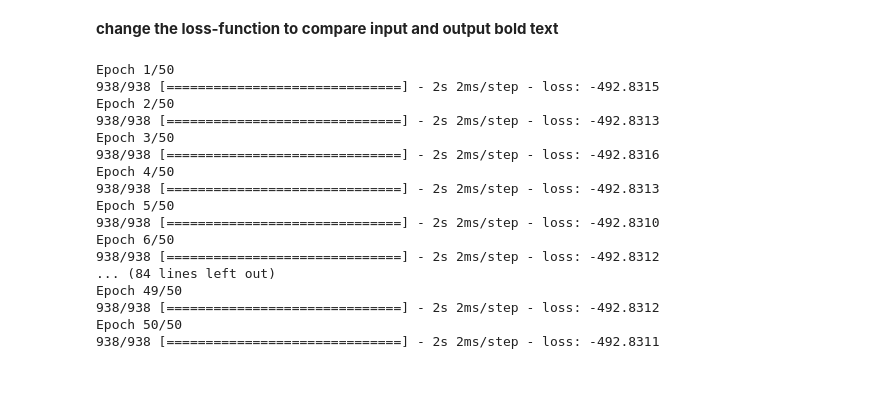
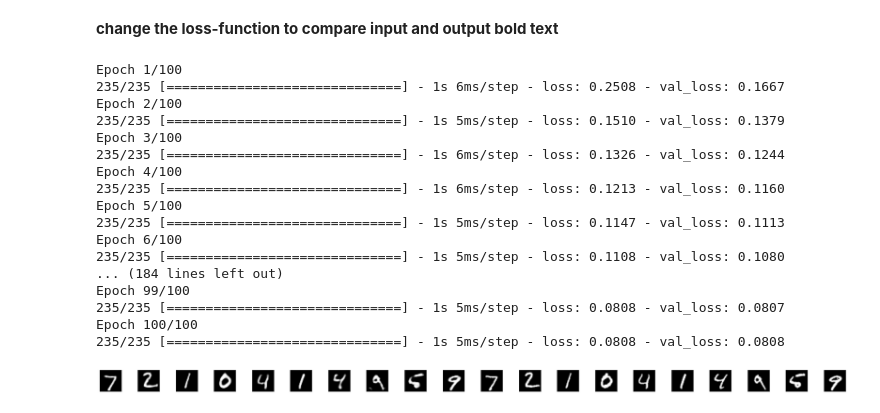
Before and after one commit to FabioCoder/DataScienceSS20, a Jupyter notebook: Exercises/7_a_Autoencoder.ipynb, the cells around one changed output. Saved outputs shown, nothing was run; the diff lists cells and outputs as text; code cells hidden in the pictures; blank space fills up the shorter version.

```diff
--- a/Exercises/7_a_Autoencoder.ipynb
+++ b/Exercises/7_a_Autoencoder.ipynb
@@ -110,0 +76,18 @@ _________________________________________________________________
+# %%
+import numpy as np
+
+x_train = x_train.astype('float32') / 255.
+x_test = x_test.astype('float32') / 255.
+
+x_train = x_train.reshape((len(x_train), np.prod(x_train.shape[1:])))
+x_test = x_test.reshape((len(x_test), np.prod(x_test.shape[1:])))
+
+inputs = keras.Input(shape=(784,))
+l1 = layers.Dense(128, activation="relu")(inputs)
+l2 = layers.Dense(64, activation="relu")(l1)
+l3 = layers.Dense(32, activation="relu")(l2)
+l4 = layers.Dense(64, activation="relu")(l3)
+l5 = layers.Dense(128, activation="relu")(l4)
+outputs = layers.Dense(784, activation='sigmoid')(l5)
+model = keras.Model(inputs, outputs)
+model.summary()
@@ -113,25 +114,47 @@ _________________________________________________________________
 # %%
 model.compile(optimizer="adam", loss="binary_crossentropy")
 # %%
-batch_size = 64
-history = model.fit(x_train, x_train, batch_size=batch_size, epochs=50)
+batch_size = 256
+history = model.fit(x_train, x_train, batch_size=batch_size, epochs=100, validation_data=(x_test, x_test))
 # %% [output]
-Epoch 1/50
-938/938 [==============================] - 2s 2ms/step - loss: -492.8315
-Epoch 2/50
-938/938 [==============================] - 2s 2ms/step - loss: -492.8313
-Epoch 3/50
-938/938 [==============================] - 2s 2ms/step - loss: -492.8316
-Epoch 4/50
-938/938 [==============================] - 2s 2ms/step - loss: -492.8313
-Epoch 5/50
-938/938 [==============================] - 2s 2ms/step - loss: -492.8310
-Epoch 6/50
-938/938 [==============================] - 2s 2ms/step - loss: -492.8312
-... (84 lines left out)
-Epoch 49/50
-938/938 [==============================] - 2s 2ms/step - loss: -492.8312
-Epoch 50/50
-938/938 [==============================] - 2s 2ms/step - loss: -492.8311
+Epoch 1/100
+235/235 [==============================] - 1s 6ms/step - loss: 0.2508 - val_loss: 0.1667
+Epoch 2/100
+235/235 [==============================] - 1s 5ms/step - loss: 0.1510 - val_loss: 0.1379
+Epoch 3/100
+235/235 [==============================] - 1s 6ms/step - loss: 0.1326 - val_loss: 0.1244
+Epoch 4/100
+235/235 [==============================] - 1s 6ms/step - loss: 0.1213 - val_loss: 0.1160
+Epoch 5/100
+235/235 [==============================] - 1s 5ms/step - loss: 0.1147 - val_loss: 0.1113
+Epoch 6/100
+235/235 [==============================] - 1s 5ms/step - loss: 0.1108 - val_loss: 0.1080
+... (184 lines left out)
+Epoch 99/100
+235/235 [==============================] - 1s 5ms/step - loss: 0.0808 - val_loss: 0.0807
+Epoch 100/100
+235/235 [==============================] - 1s 5ms/step - loss: 0.0808 - val_loss: 0.0808
 # %%
 predicted = model.predict(x_test)
+# %%
+import matplotlib.pyplot as plt
+%matplotlib inline
+
+plt.figure(figsize=(40, 4))
+n = 10
+for i in range(n):
+    ax = plt.subplot(3, 20, 2*20 +i+ 1)
+    plt.imshow(predicted[i].reshape(28, 28))
+    plt.gray()
+    ax.get_xaxis().set_visible(False)
+    ax.get_yaxis().set_visible(False)
+
+    ax = plt.subplot(3, 20, 2*20 +i+ 1 + n)
+    plt.imshow(x_test[i].reshape(28, 28))
+    plt.gray()
+    ax.get_xaxis().set_visible(False)
+    ax.get_yaxis().set_visible(False)
+
+plt.show()
+# %% [output]
+[figure, added]
```
Also changed, not shown: parts of 9 cells of this notebook.
